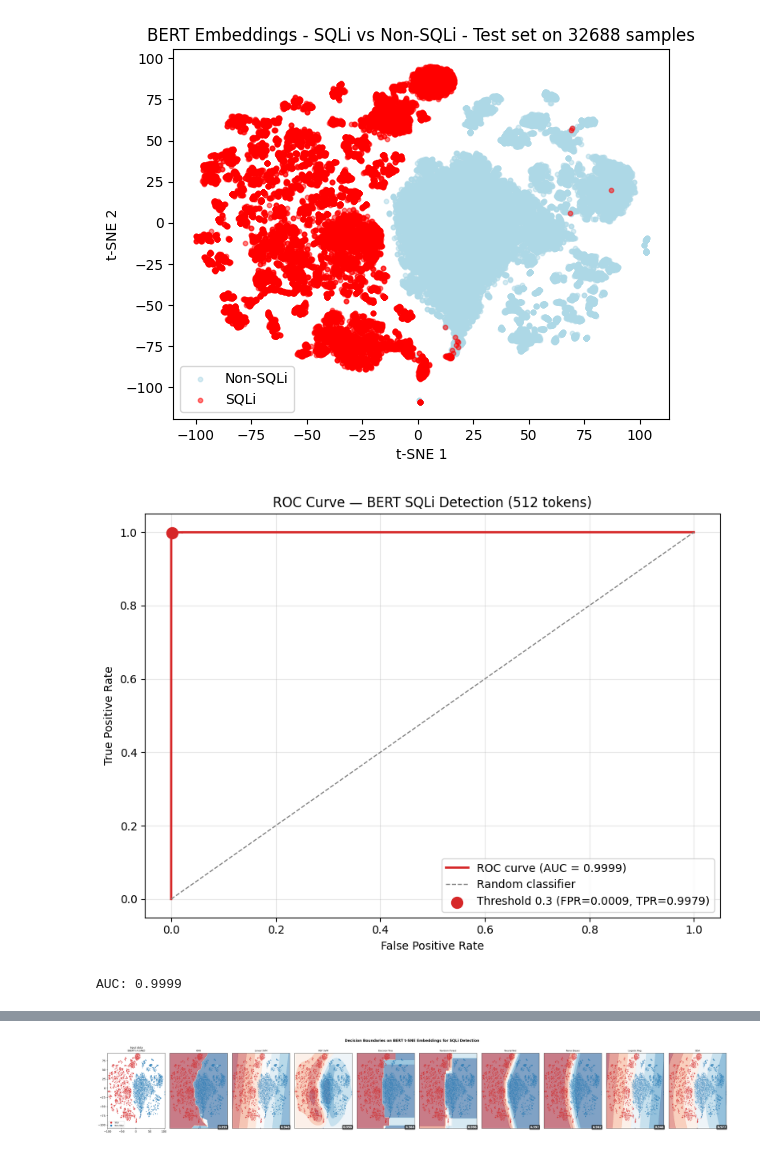
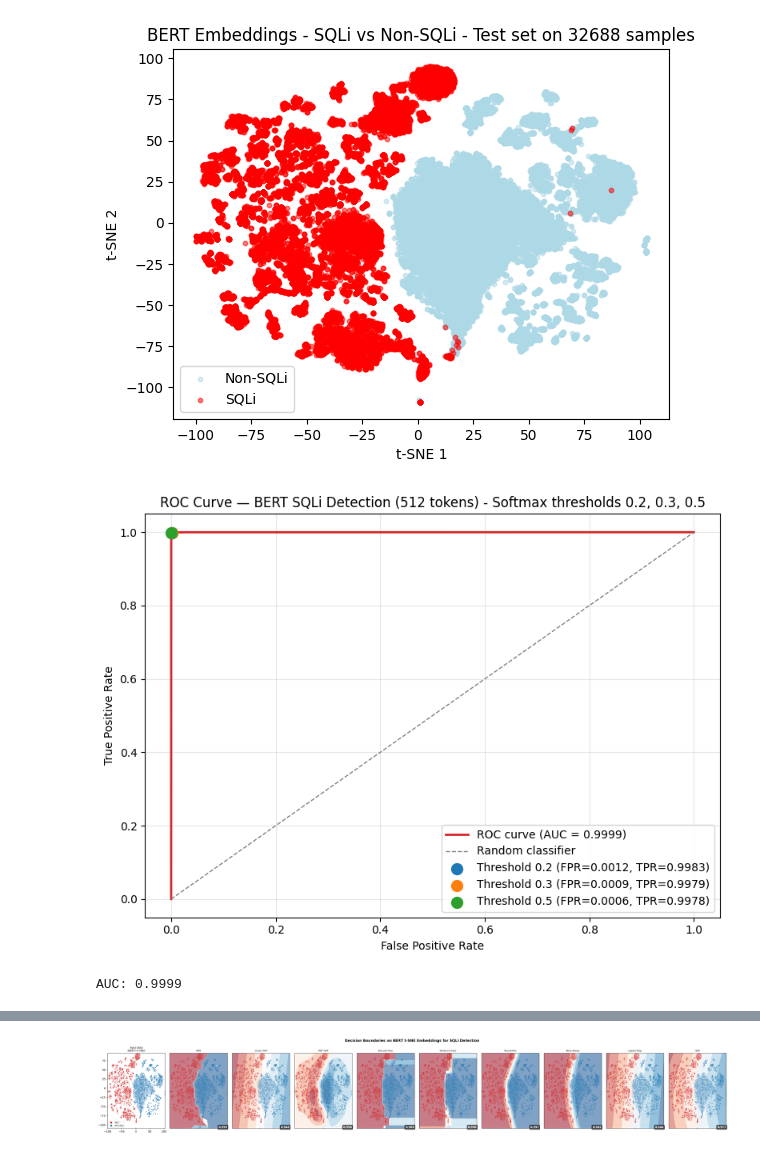
Before and after one commit to viserionnina/bert-sqli-detection, a Jupyter notebook: notebooks/fine_tuning_bert.ipynb, the cells around one changed output, grey strips where cells are left out. Drawn from its saved outputs; the diff is of its cells as text; code cells hidden in the pictures.

Commit message:
Added ROC curve prediction thresholds image for analysis with 02,03,05 and comments on results that need to be further edited

```diff
--- a/notebooks/fine_tuning_bert.ipynb
+++ b/notebooks/fine_tuning_bert.ipynb
@@ -817,38 +817,44 @@ all_labels = []
 
 model.eval()
 with torch.no_grad():
     for input_ids, attention_mask, labels in test_loader:
-        input_ids      = input_ids.to(device)
+        input_ids = input_ids.to(device)
         attention_mask = attention_mask.to(device)
 
         outputs = model(input_ids=input_ids, attention_mask=attention_mask)
         probs   = torch.softmax(outputs.logits, dim=1)[:, 1].cpu().numpy()
 
         all_probs.extend(probs)
         all_labels.extend(labels.numpy())
 
 all_probs  = np.array(all_probs)
 all_labels = np.array(all_labels)
 
 fpr, tpr, thresholds = roc_curve(all_labels, all_probs)
 roc_auc = auc(fpr, tpr)
 
 plt.figure(figsize=(8, 6))
 plt.plot(fpr, tpr, color='#d62728', lw=2, label=f'ROC curve (AUC = {roc_auc:.4f})')
 plt.plot([0, 1], [0, 1], color='gray', lw=1, linestyle='--', label='Random classifier')
 
-idx = np.argmin(np.abs(thresholds - 0.3))
-plt.scatter(fpr[idx], tpr[idx], color='#d62728', s=100, zorder=5,
-            label=f'Threshold 0.3 (FPR={fpr[idx]:.4f}, TPR={tpr[idx]:.4f})')
+#One threshold point for 0.3
+#idx = np.argmin(np.abs(thresholds - 0.3))
+#plt.scatter(fpr[idx], tpr[idx], color='#d62728', s=100, zorder=5, label=f'Threshold 0.3 (FPR={fpr[idx]:.4f}, TPR={tpr[idx]:.4f})')
+
+#Multiple threshold points for 0.2, 0.3, and 0.5
+for threshold in [0.2, 0.3, 0.5]:
+    idx = np.argmin(np.abs(thresholds - threshold))
+    plt.scatter(fpr[idx], tpr[idx], s=100, zorder=5,
+                label=f'Threshold {threshold} (FPR={fpr[idx]:.4f}, TPR={tpr[idx]:.4f})')
 
 plt.xlabel('False Positive Rate'); plt.ylabel('True Positive Rate')
-plt.title('ROC Curve — BERT SQLi Detection (512 tokens)')
+plt.title('ROC Curve — BERT SQLi Detection (512 tokens) - Softmax thresholds 0.2, 0.3, 0.5')
 plt.legend(loc='lower right')
 plt.grid(alpha=0.3)
 plt.tight_layout()
-plt.savefig('../results/roc_curve_prediction.png', dpi=300, bbox_inches='tight')
+plt.savefig('../results/roc_curve_prediction_thresholds_02_03_05.png', dpi=300, bbox_inches='tight')
 plt.show()
 print(f"AUC: {roc_auc:.4f}")
 # %% [output]
-[figure, old version]
+[figure, new version]
 AUC: 0.9999
```
Also changed, not shown: parts of 1 cell of this notebook, 1 other file.
